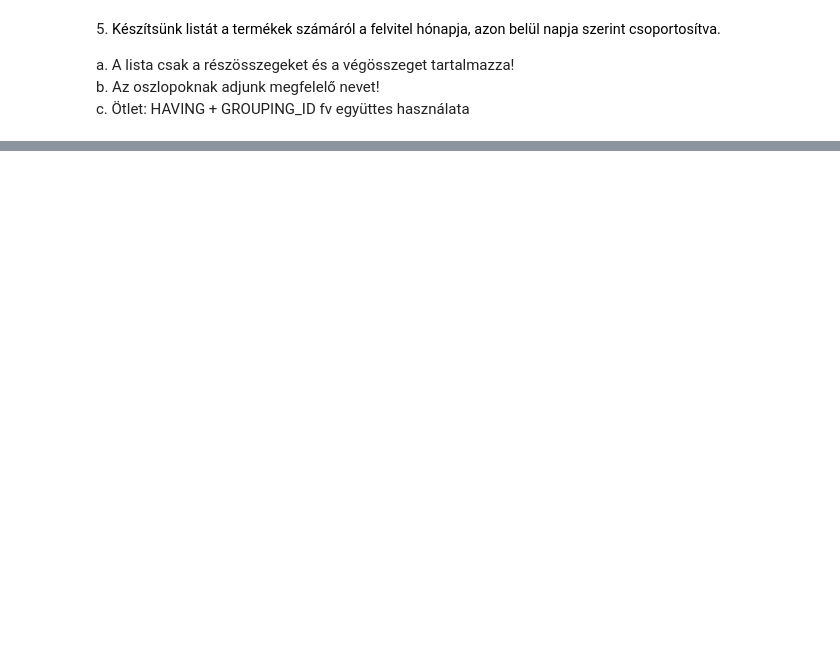
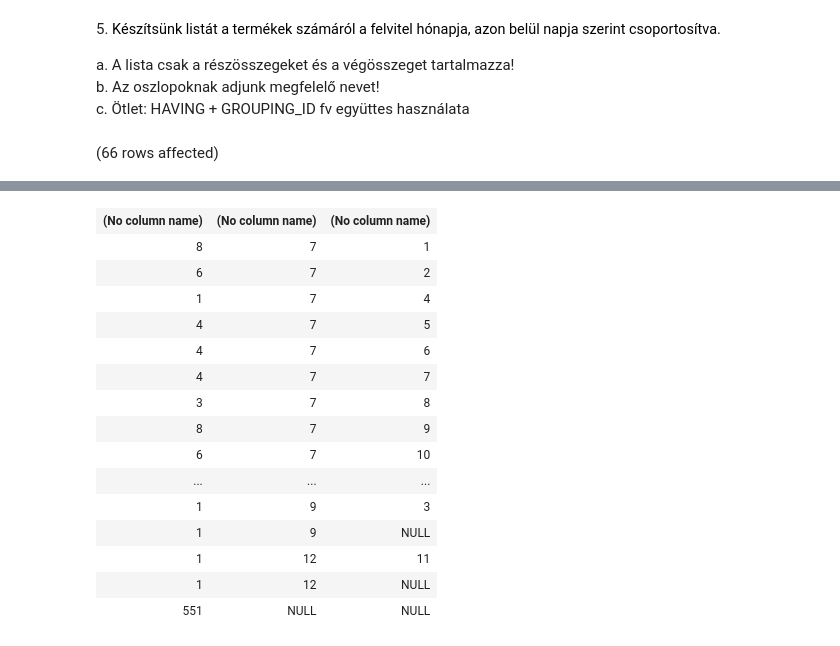
Before and after one commit to JanosZkcs/Adatbazisok_egyetem, a Jupyter notebook: gyakorlat04_feladatok.ipynb, the cells around one changed output, grey strips where cells are left out. Cells and saved outputs as stored; diff of their text form; code cells hidden in the pictures; blank space fills up the shorter version.

```diff
--- a/gyakorlat04_feladatok.ipynb
+++ b/gyakorlat04_feladatok.ipynb
@@ -132,3 +138,12 @@ Total execution time: 00:00:00.027
 a. A lista csak a részösszegeket és a végösszeget tartalmazza!
 b. Az oszlopoknak adjunk megfelelő nevet!
 c. Ötlet: HAVING + GROUPING\_ID fv együttes használata
+# %%
+SELECT  COUNT(TERMEKKOD),
+        MONTH(FELVITEL),
+        DAY(FELVITEL)
+FROM Termek
+GROUP BY ROLLUP(MONTH(FELVITEL),
+        DAY(FELVITEL))
+# %% [output]
+(66 rows affected)
@@ -134,0 +151,16 @@ c. Ötlet: HAVING + GROUPING\_ID fv együttes használata
+| (No column name) | (No column name) | (No column name) |
+| 8 | 7 | 1 |
+| 6 | 7 | 2 |
+| 1 | 7 | 4 |
+| 4 | 7 | 5 |
+| 4 | 7 | 6 |
+| 4 | 7 | 7 |
+| 3 | 7 | 8 |
+| 8 | 7 | 9 |
+| 6 | 7 | 10 |
+| ... | ... | ... |
+| 1 | 9 | 3 |
+| 1 | 9 | NULL |
+| 1 | 12 | 11 |
+| 1 | 12 | NULL |
+| 551 | NULL | NULL |
```
Also changed, not shown: parts of 3 cells of this notebook.
